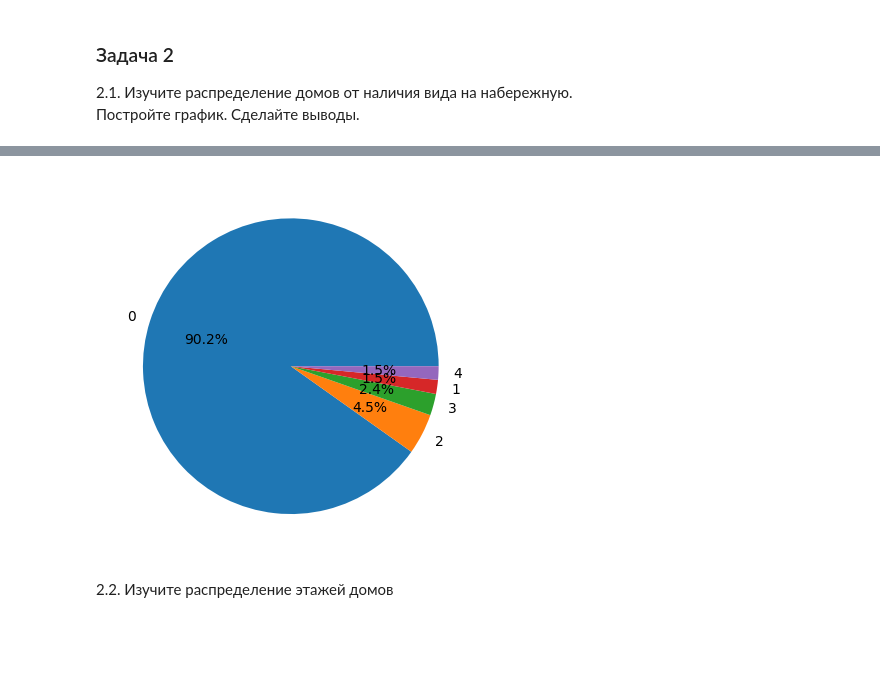
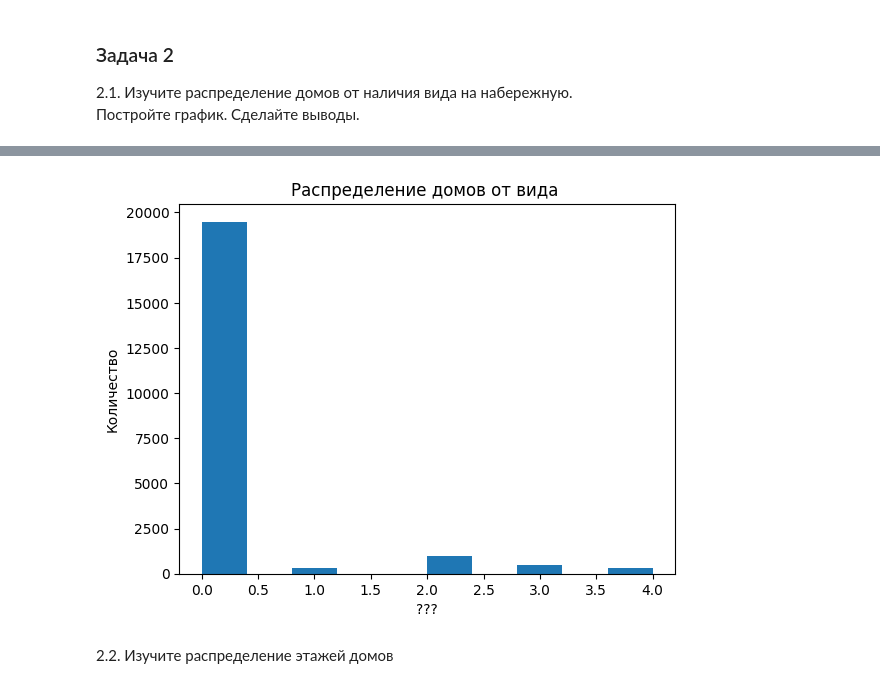
Before and after one commit to PodorogaElla/PforA, a Jupyter notebook: Sem4HW.ipynb, the cells around one changed output, grey strips where cells are left out. Cells and saved outputs as stored; diff of their text form; code cells hidden in the pictures; blank space fills up the shorter version.

```diff
--- a/Sem4HW.ipynb
+++ b/Sem4HW.ipynb
@@ -74,7 +59,10 @@ values = data.values
-# %%
-plt.pie(values, autopct='%.1f%%', labels=names);
-# %% [output]
-[figure, removed]
+# %%
+plt.hist(df['view'])
+plt.title('Распределение домов от вида ')
+plt.xlabel('???')
+plt.ylabel('Количество');
+# %% [output]
+[figure, added]
 # %% [markdown]
 2.2. Изучите распределение этажей домов
 # %%
```
Also changed, not shown: parts of 7 cells of this notebook.
